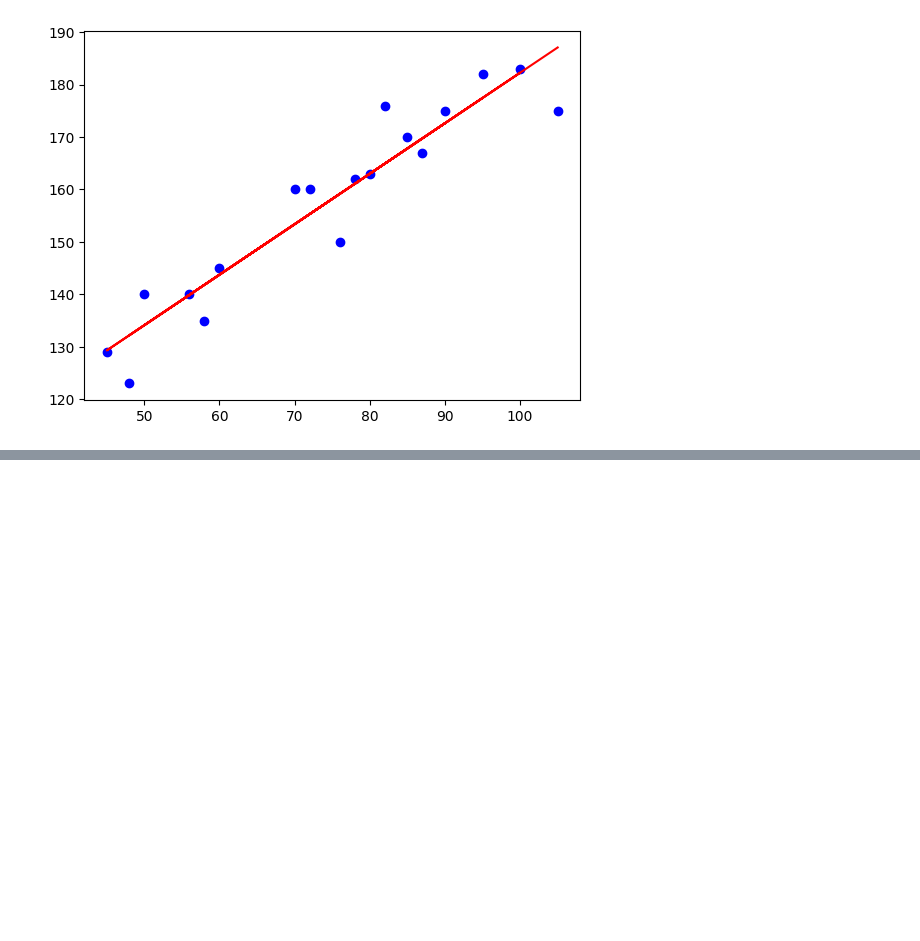
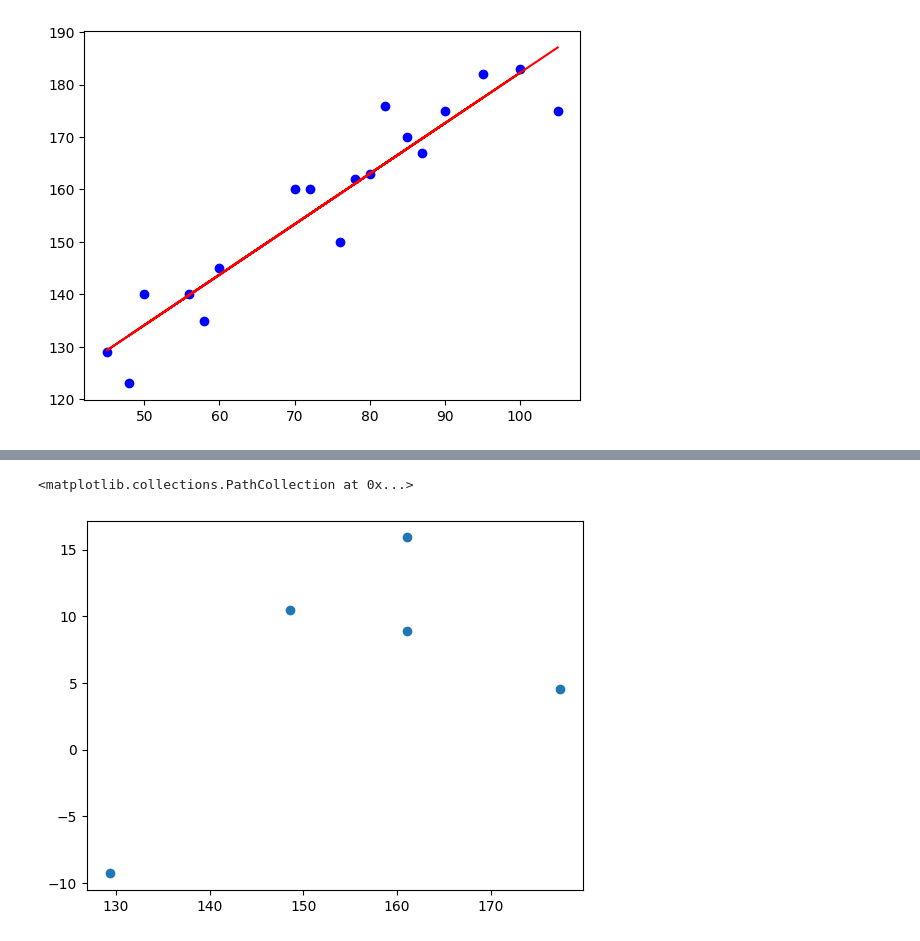
Before and after one commit to SawhneySatvik/MachineLearning, a Jupyter notebook: 06.Regression/SimpleRegression.ipynb, the cells around one changed output, grey strips where cells are left out. Drawn from its saved outputs; the diff is of its cells as text; code cells hidden in the pictures; blank space fills up the shorter version.

```diff
--- a/06.Regression/SimpleRegression.ipynb
+++ b/06.Regression/SimpleRegression.ipynb
@@ -89,0 +123,5 @@ plt.plot(X_train, lin_reg.predict(X_train_scaled), color='red')
+# %%
+plt.scatter(y_pred, residuals)
+# %% [output]
+<matplotlib.collections.PathCollection at 0x...>
+[figure, added]
```
Also changed, not shown: parts of 4 cells of this notebook.
